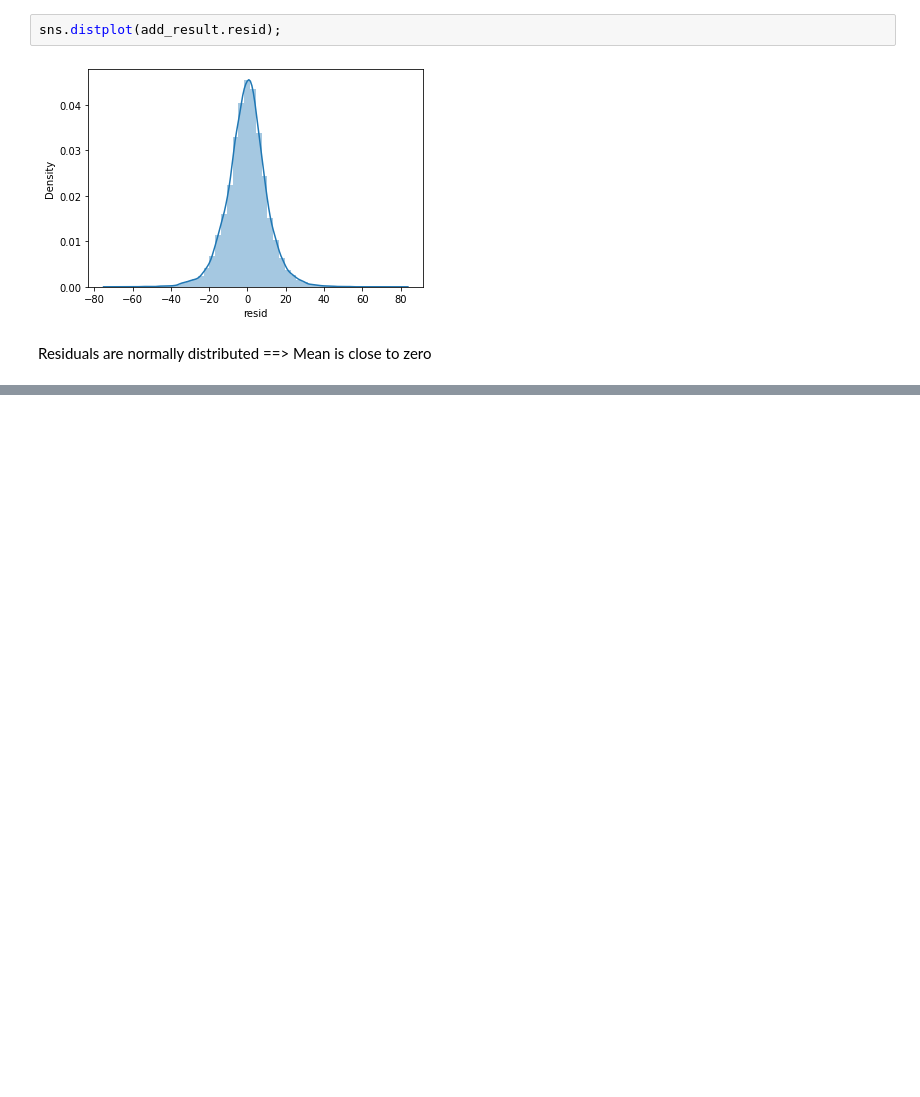
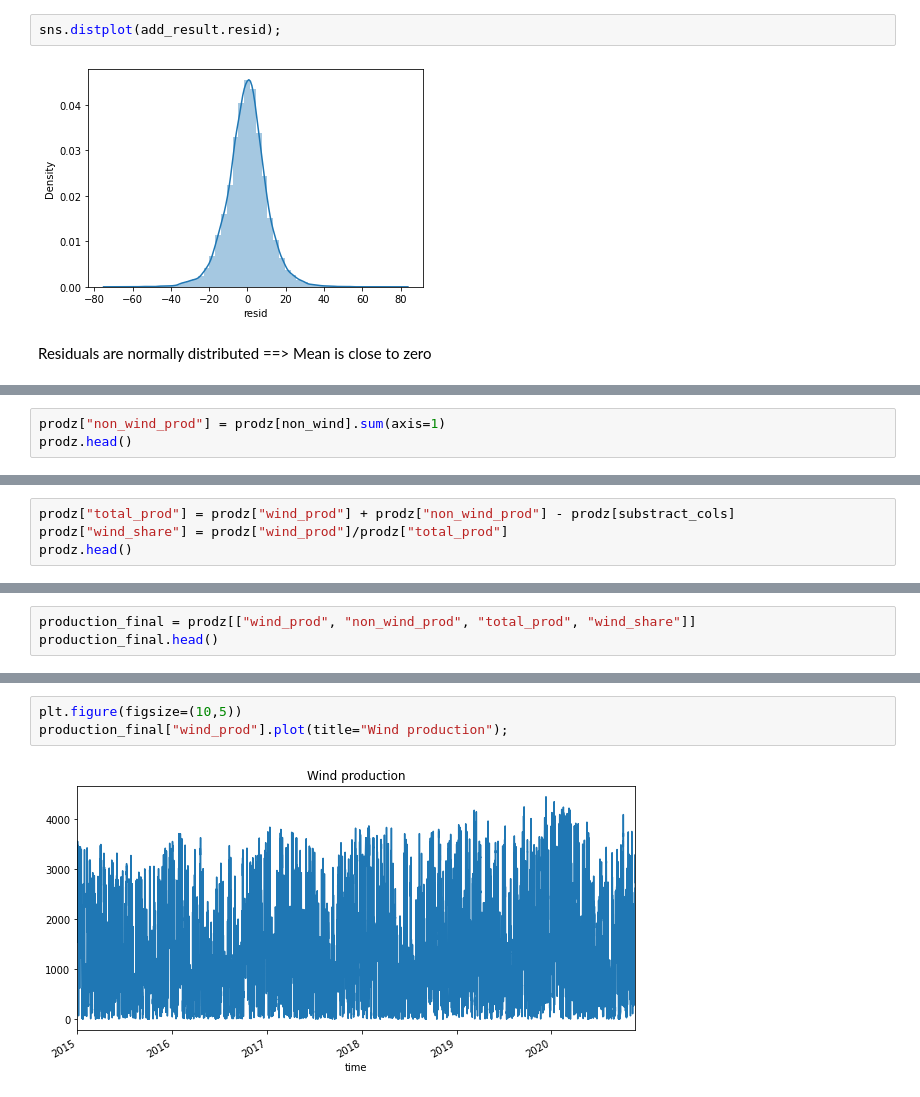
Before and after one commit to Guli-Y/ElectricityPricePredictor, a Jupyter notebook: notebooks/feature_selection.ipynb, the cells around one changed output, grey strips where cells are left out. Cells and saved outputs as stored; diff of their text form; blank space fills up the shorter version.

```diff
--- a/notebooks/feature_selection.ipynb
+++ b/notebooks/feature_selection.ipynb
@@ -443,0 +534,3 @@ KeyError: "['plt.figure(figsize=(10,4))'] not in index"
+# %%
+prodz["non_wind_prod"] = prodz[non_wind].sum(axis=1)
+prodz.head()
@@ -443,0 +545,4 @@ KeyError: "['plt.figure(figsize=(10,4))'] not in index"
+# %%
+prodz["total_prod"] = prodz["wind_prod"] + prodz["non_wind_prod"] - prodz[substract_cols]
+prodz["wind_share"] = prodz["wind_prod"]/prodz["total_prod"]
+prodz.head()
@@ -443,0 +557,3 @@ KeyError: "['plt.figure(figsize=(10,4))'] not in index"
+# %%
+production_final = prodz[["wind_prod", "non_wind_prod", "total_prod", "wind_share"]]
+production_final.head()
@@ -443,0 +580,5 @@ KeyError: "['plt.figure(figsize=(10,4))'] not in index"
+# %%
+plt.figure(figsize=(10,5))
+production_final["wind_prod"].plot(title="Wind production");
+# %% [output]
+[figure, added]
```
Also changed, not shown: parts of 32 cells of this notebook.
